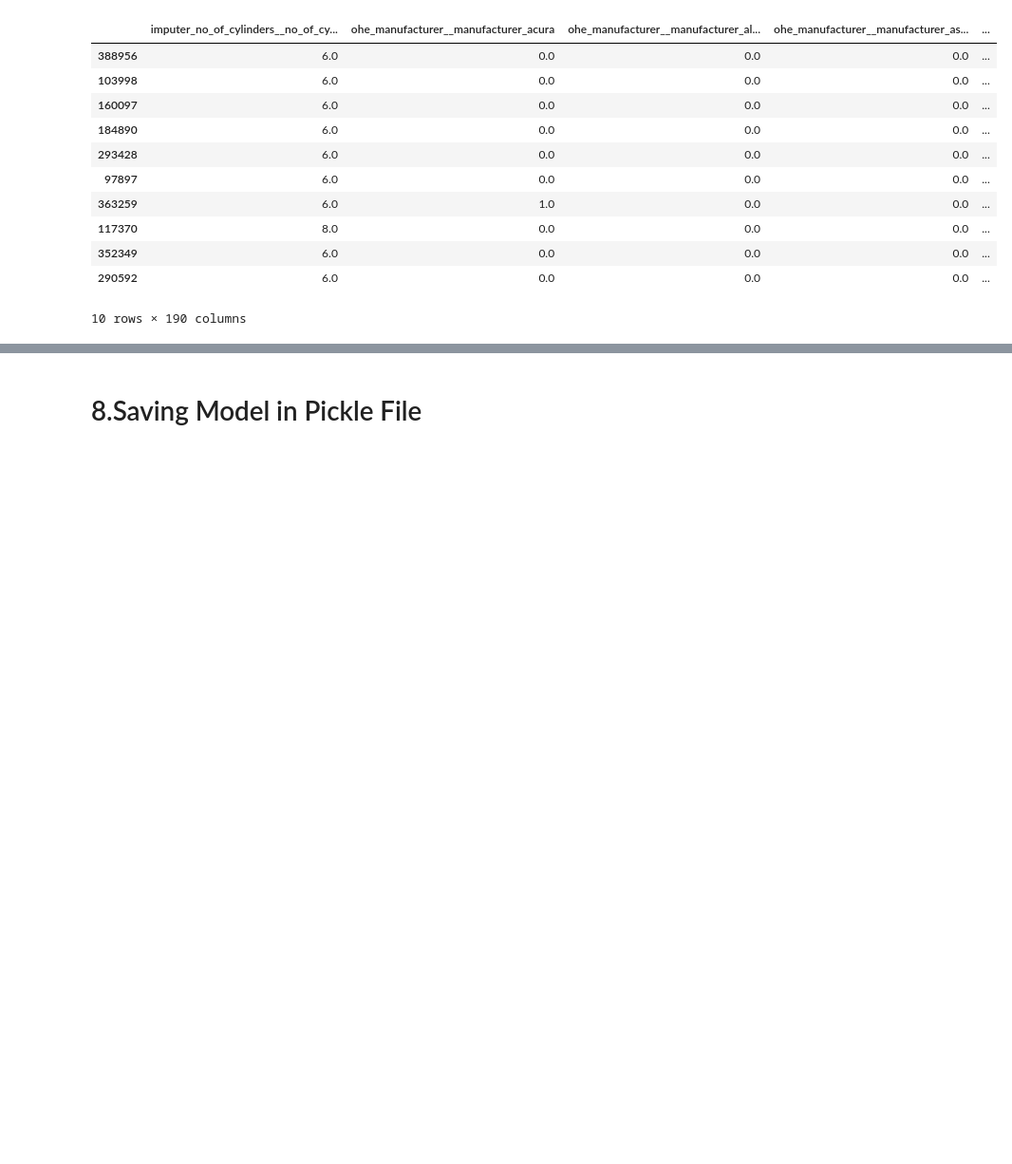
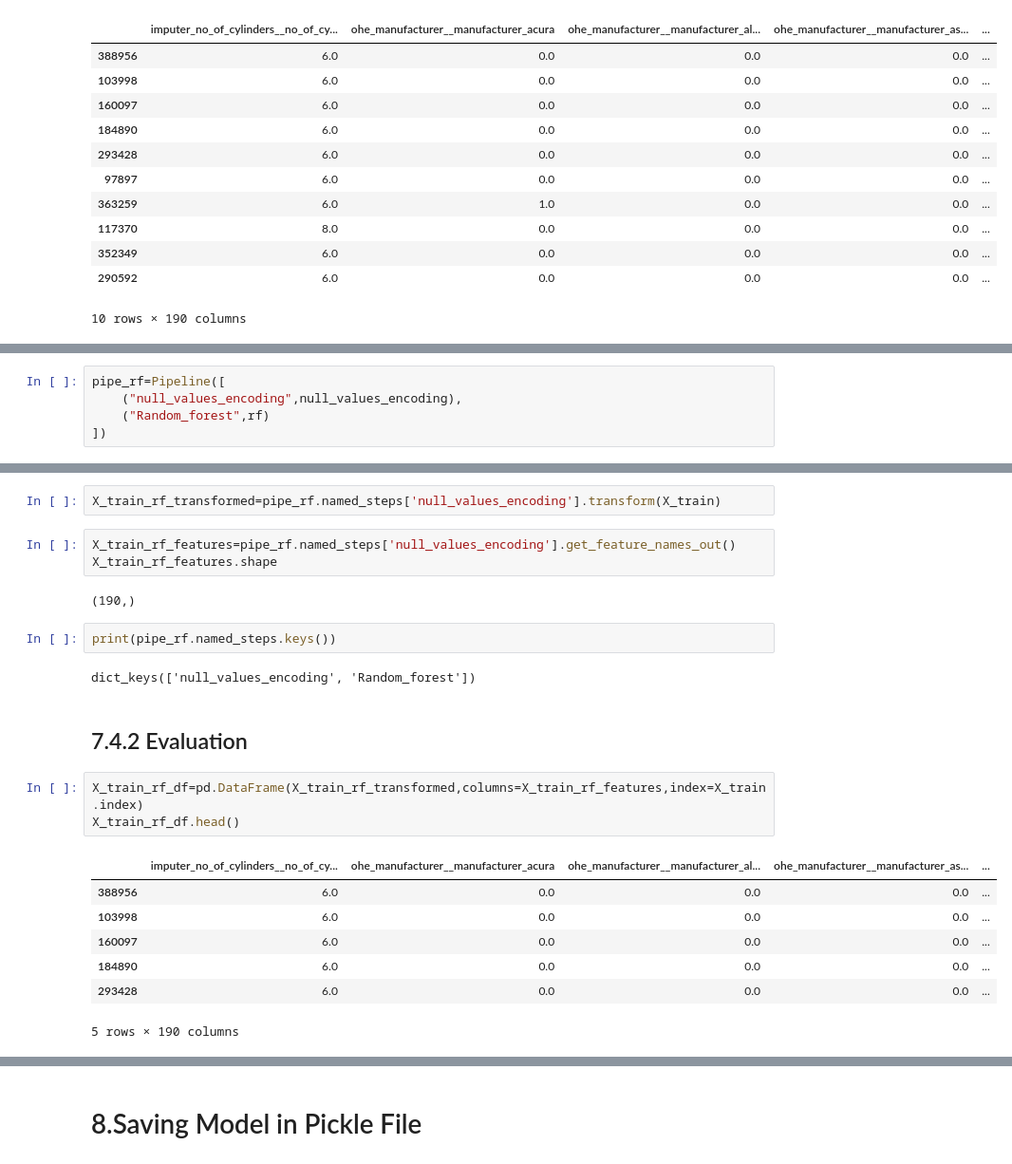
Before and after one commit to HARSHIDS-4/AutoWorthAI, a Jupyter notebook: model/Car Price Predictor.ipynb, the cells around one changed output, grey strips where cells are left out. Shown at 95% size. Drawn from its saved outputs; the diff is of its cells as text; blank space fills up the shorter version.

```diff
--- a/model/Car Price Predictor.ipynb
+++ b/model/Car Price Predictor.ipynb
@@ -791,0 +794,5 @@ R2 Score: 0.713748648948644
+# %%
+pipe_rf=Pipeline([
+    ("null_values_encoding",null_values_encoding),
+    ("Random_forest",rf)
+])
@@ -791,0 +819,24 @@ R2 Score: 0.713748648948644
+# %%
+X_train_rf_transformed=pipe_rf.named_steps['null_values_encoding'].transform(X_train)
+# %%
+X_train_rf_features=pipe_rf.named_steps['null_values_encoding'].get_feature_names_out()
+X_train_rf_features.shape
+# %% [output]
+(190,)
+# %%
+print(pipe_rf.named_steps.keys())
+# %% [output]
+dict_keys(['null_values_encoding', 'Random_forest'])
+# %% [markdown]
+## 7.4.2 Evaluation
+# %%
+X_train_rf_df=pd.DataFrame(X_train_rf_transformed,columns=X_train_rf_features,index=X_train.index)
+X_train_rf_df.head()
+# %% [output]
+|  | imputer_no_of_cylinders__no_of_cy... | ohe_manufacturer__manufacturer_acura | ohe_manufacturer__manufacturer_al... | ohe_manufacturer__manufacturer_as... | ... |
+| 388956 | 6.0 | 0.0 | 0.0 | 0.0 | ... |
+| 103998 | 6.0 | 0.0 | 0.0 | 0.0 | ... |
+| 160097 | 6.0 | 0.0 | 0.0 | 0.0 | ... |
+| 184890 | 6.0 | 0.0 | 0.0 | 0.0 | ... |
+| 293428 | 6.0 | 0.0 | 0.0 | 0.0 | ... |
+5 rows × 190 columns
```
Also changed, not shown: parts of 27 cells of this notebook.
